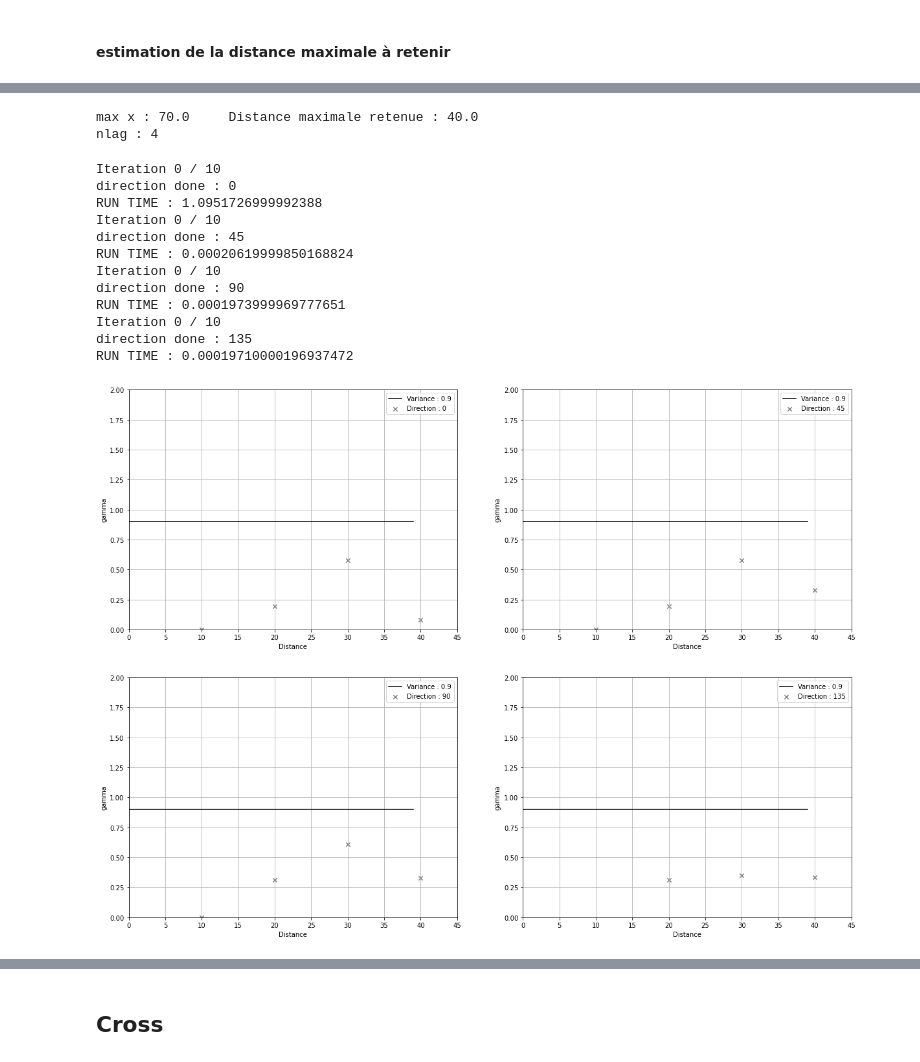
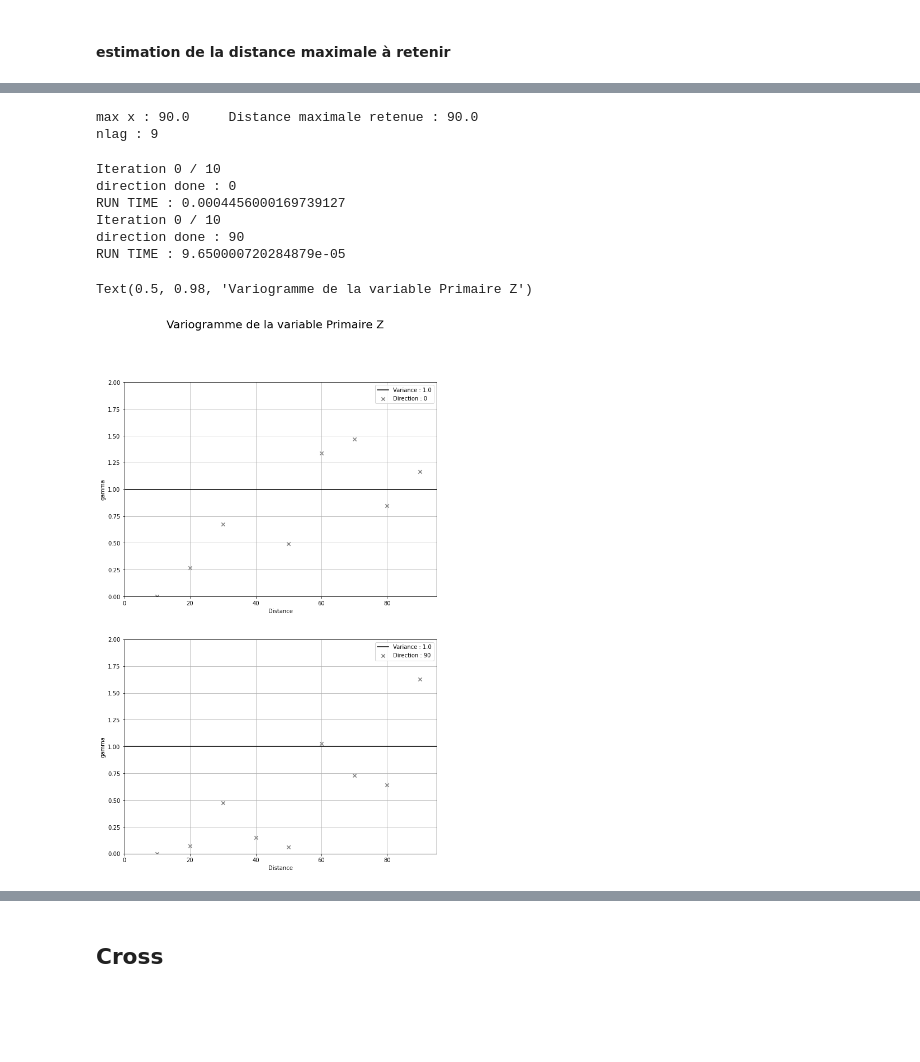
Before and after one commit to a-ayari03/UAV-PIREN, a Jupyter notebook: AA_cas_synthetiqueV4.ipynb, the cells around one changed output, grey strips where cells are left out. Cells and saved outputs as stored; diff of their text form; code cells hidden in the pictures; blank space fills up the shorter version.

```diff
--- a/AA_cas_synthetiqueV4.ipynb
+++ b/AA_cas_synthetiqueV4.ipynb
@@ -335,7 +340,7 @@ RUN TIME : 1.4230611000020872
 var_y = float("{:.2f}".format(Z.var()))
 ones = np.ones(shape=(int(L))) * var_y
 H    = np.arange(0,int(L))
-fig,ax=plt.subplots(2,2,figsize = (20,15))
+fig,ax=plt.subplots(2,2,figsize = (18,13))
 ii = 0
 jj = 0
 for Dir in direction :
@@ -353,4 +358,5 @@ for Dir in direction :
     if jj == 2 :
         ii += 1
         jj = 0
+fig.suptitle("Variogramme de la variable secondaire Y", size = 20)
 # %% [output]
@@ -444,13 +442,13 @@ distance maximale: 98.48857801796105
 # %%
-L=(max(X)-min(X))*2/3 # distance maximale
+L=(max(X)-min(X))*3/3 # distance maximale
 print("max x :", max(X), " \t Distance maximale retenue :",L)
 w = 10.0 # width, taille des lags
 print("nlag :" , np.int(np.fix(L/w)))
 # %% [output]
-max x : 70.0     Distance maximale retenue : 40.0
-nlag : 4
+max x : 90.0     Distance maximale retenue : 90.0
+nlag : 9
 # %%
-direction = [0,45,90,135]
+direction = [0,90]
 angle_tolerance = 90
 dist, counts, gam = {}, {}, {}
 
@@ -463,40 +461,36 @@ for Dir in direction :
 # %% [output]
 Iteration 0 / 10
 direction done : 0
-RUN TIME : 1.0951726999992388
-Iteration 0 / 10
-direction done : 45
-RUN TIME : 0.00020619999850168824
+RUN TIME : 0.0004456000169739127
 Iteration 0 / 10
 direction done : 90
-RUN TIME : 0.0001973999969777651
-Iteration 0 / 10
-direction done : 135
-RUN TIME : 0.00019710000196937472
+RUN TIME : 9.650000720284879e-05
 # %%
-var_z = float("{:.2f}".format(Z.var()))
-ones = np.ones(shape=(int(L))) * var_z
-H    = np.arange(0,int(L))
-fig,ax=plt.subplots(2,2,figsize = (20,15))
+var_z = float("{:.2f}".format(Primary["Primary"].var()))
+ones = np.ones(shape=(int(L+20))) * var_z
+H    = np.arange(0,int(L+20))
+fig,ax=plt.subplots(2,1,figsize = (10,15.5))
 ii = 0
 jj = 0
 for Dir in direction :
     dist_dir = dist[Dir]
     gam_dir = gam[Dir]
-    ax[ii,jj].scatter(dist_dir,gam_dir,40,marker = 'x',color = "grey",label = str("Direction : " + str(Dir)))
-    ax[ii,jj].plot(H,ones,"black", label = "Variance : " + str(var_z))
-    ax[ii,jj].set_xlabel('Distance')
-    ax[ii,jj].set_ylabel('gamma')
-    ax[ii,jj].grid()
-    ax[ii,jj].legend()
-    ax[ii,jj].set_ylim([0,2])
-    ax[ii,jj].set_xlim([0,max(dist_dir)+5])
-    jj += 1
+    ax[ii].scatter(dist_dir,gam_dir,40,marker = 'x',color = "grey",label = str("Direction : " + str(Dir)))
+    ax[ii].plot(H,ones,"black", label = "Variance : " + str(var_z))
+    ax[ii].set_xlabel('Distance')
+    ax[ii].set_ylabel('gamma')
+    ax[ii].grid()
+    ax[ii].legend()
+    ax[ii].set_ylim([0,2])
+    ax[ii].set_xlim([0,max(dist_dir)+5])
+    ii += 1
     if jj == 2 :
         ii += 1
         jj = 0
+fig.suptitle("Variogramme de la variable Primaire Z", size = 20)
 # %% [output]
+Text(0.5, 0.98, 'Variogramme de la variable Primaire Z')
-[figure, old version]
+[figure, new version]
 # %%
 ## MAJOR DIRECTION / MINOR DIRECTION :
 Direction = {"Major" : 0,
```
Also changed, not shown: parts of 85 cells of this notebook, 4 other files.
